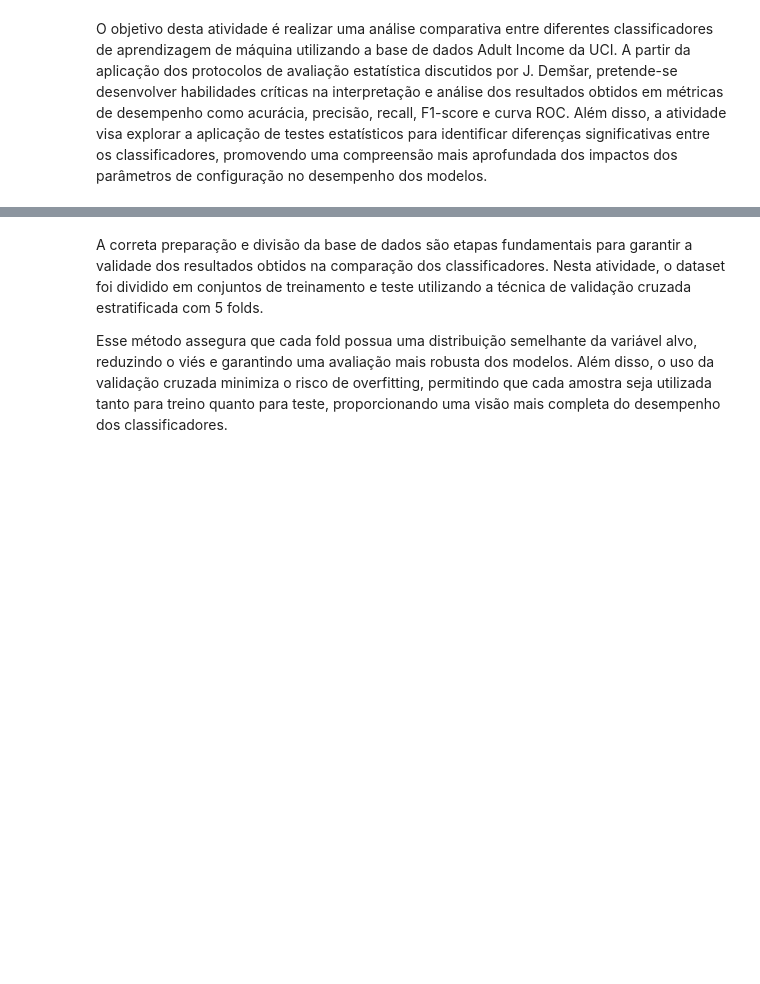
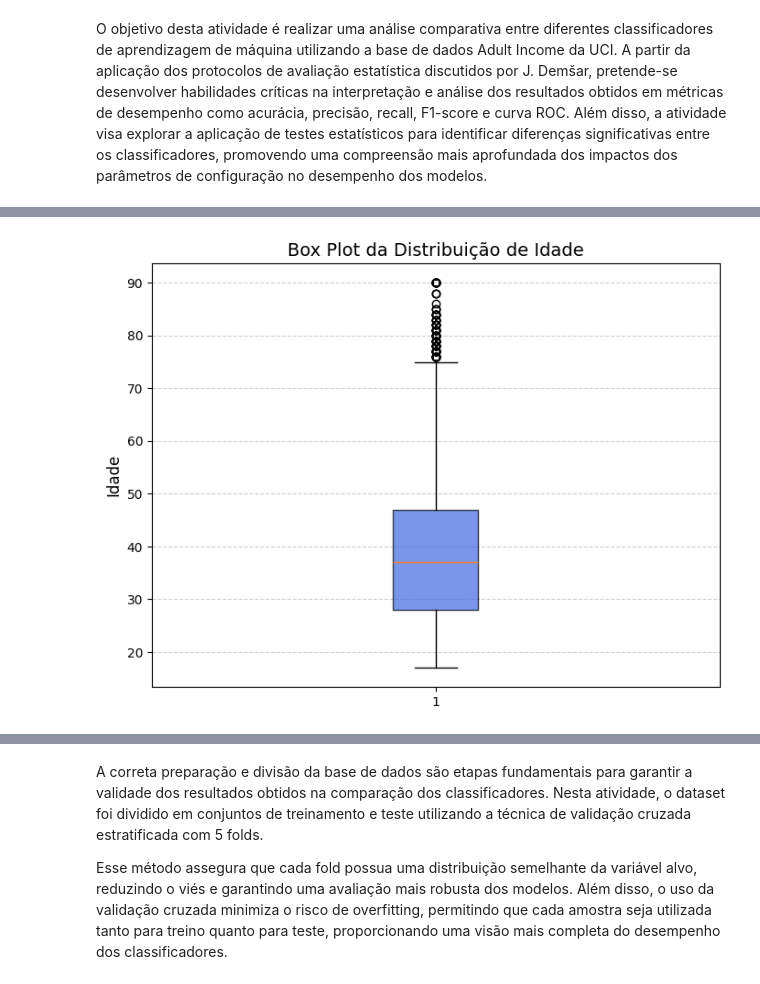
Before and after one commit to camyllalima/AM-Exercicios, a Jupyter notebook: relatorio.ipynb, the cells around one changed output, grey strips where cells are left out. Cells and saved outputs as stored; diff of their text form; code cells hidden in the pictures; blank space fills up the shorter version.

```diff
--- a/relatorio.ipynb
+++ b/relatorio.ipynb
@@ -158,0 +260,14 @@ Uma preparação do dataset "adult.csv” foi realizada, seguindo as seguintes e
+# %%
+plt.figure(figsize=(8, 6))
+plt.boxplot(dataset.age, vert=True, patch_artist=True, boxprops=dict(facecolor='royalblue', alpha=0.7))
+
+# Adicionando título e rótulos
+plt.title("Box Plot da Distribuição de Idade", fontsize=14)
+plt.ylabel("Idade", fontsize=12)
+
+
+plt.grid(axis='y', linestyle='--', alpha=0.6)
+
+plt.show()
+# %% [output]
+[figure, added]
```
Also changed, not shown: parts of 88 cells of this notebook.
